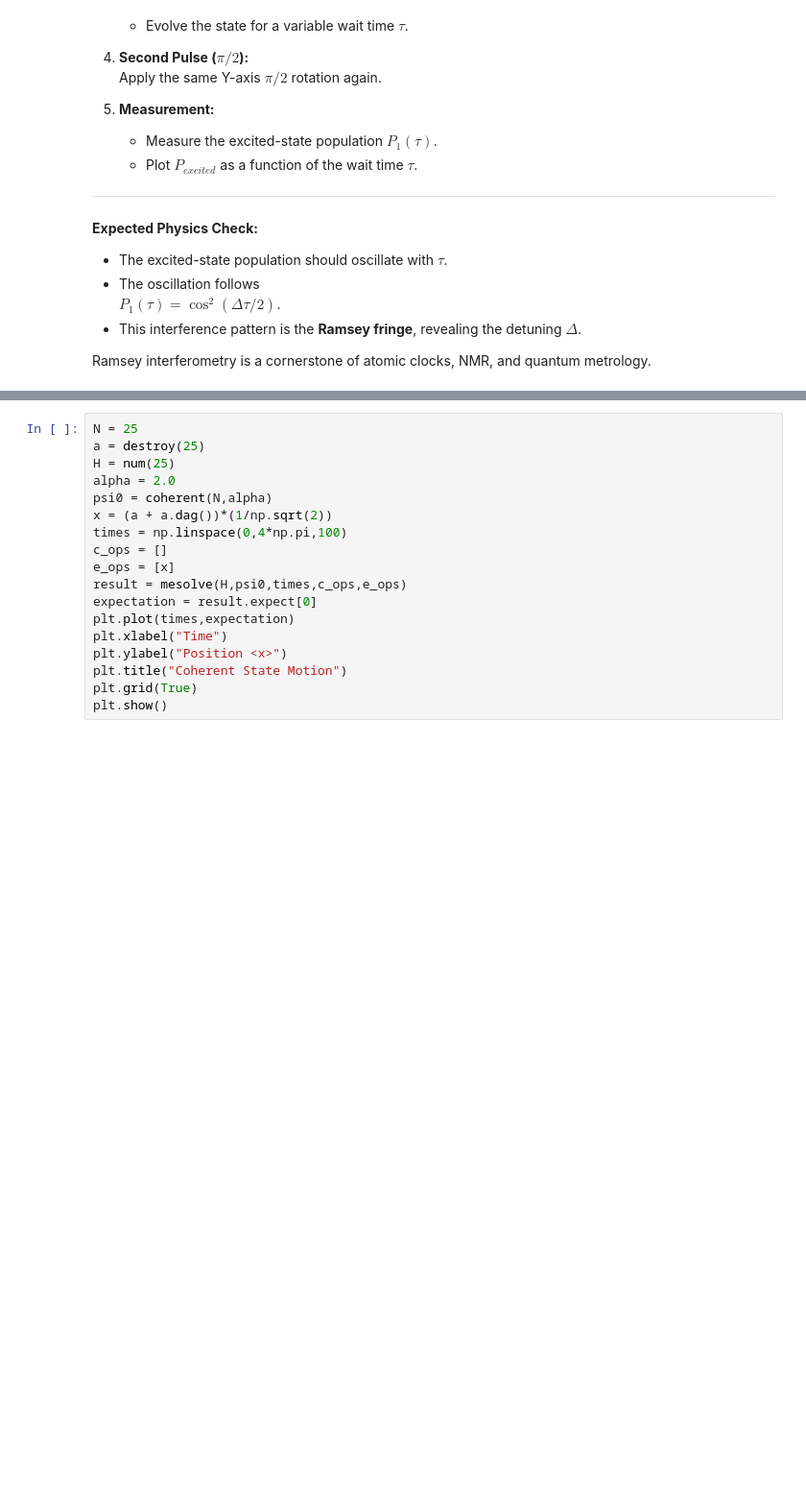
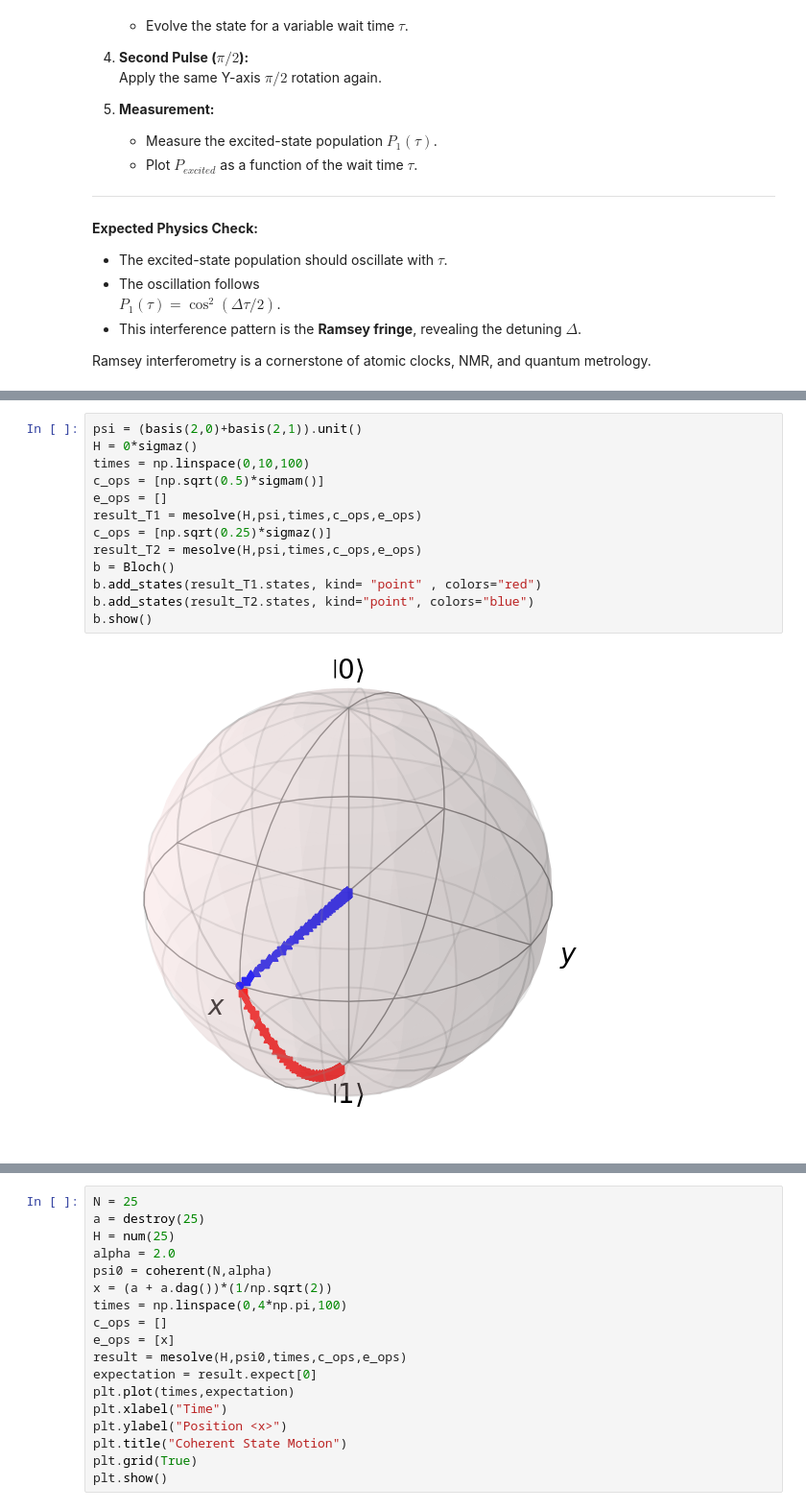
Before and after one commit to Iterium-bit/Qutip, a Jupyter notebook: 02_Unitary_Dynamics.ipynb, the cells around one changed output, grey strips where cells are left out. Shown at 96% size. Drawn from its saved outputs; the diff is of its cells as text; blank space fills up the shorter version.

```diff
--- a/02_Unitary_Dynamics.ipynb
+++ b/02_Unitary_Dynamics.ipynb
@@ -331 +415,16 @@ Ramsey interferometry is a cornerstone of atomic clocks, NMR, and quantum metrol
+# %%
+psi = (basis(2,0)+basis(2,1)).unit()
+H = 0*sigmaz()
+times = np.linspace(0,10,100)
+c_ops = [np.sqrt(0.5)*sigmam()]
+e_ops = []
+result_T1 = mesolve(H,psi,times,c_ops,e_ops)
+c_ops = [np.sqrt(0.25)*sigmaz()]
+result_T2 = mesolve(H,psi,times,c_ops,e_ops)
+b = Bloch()
+b.add_states(result_T1.states, kind= "point" , colors="red")
+b.add_states(result_T2.states, kind="point", colors="blue")
+b.show()
+# %% [output]
+[figure, added]
 # %% [markdown]
```
Also changed, not shown: parts of 13 cells of this notebook, 1 other file.
